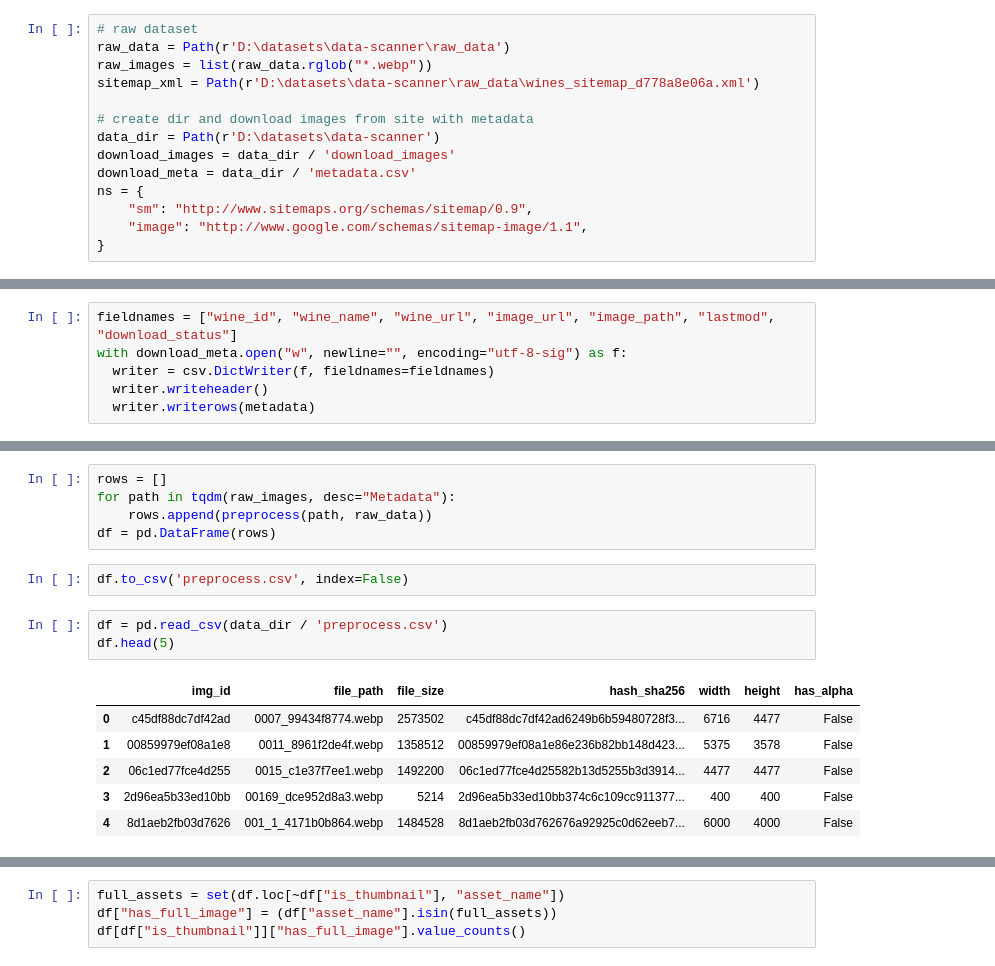
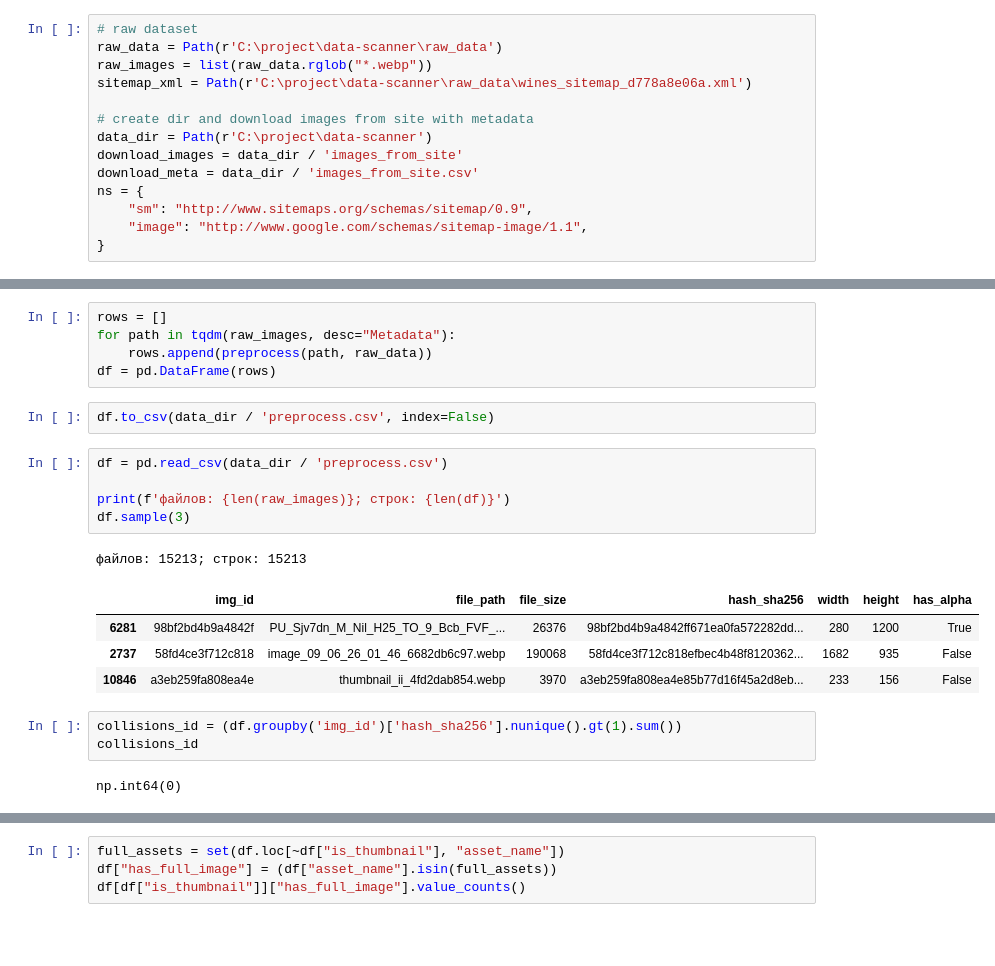
Before and after one commit to MuhametshinDenis/wine-scanner, a Jupyter notebook: apps/ml/notebooks/clean_data.ipynb, the cells around one changed output, grey strips where cells are left out. Cells and saved outputs as stored; diff of their text form; blank space fills up the shorter version.

Commit message:
feat(preprocessing): finished base preprocessing; delete near_duplicates from train data; started yolo predict from train data

```diff
--- a/apps/ml/notebooks/clean_data.ipynb
+++ b/apps/ml/notebooks/clean_data.ipynb
@@ -61,13 +36,13 @@ False
 # %%
 # raw dataset
-raw_data = Path(r'D:\datasets\data-scanner\raw_data')
+raw_data = Path(r'C:\project\data-scanner\raw_data')
 raw_images = list(raw_data.rglob("*.webp"))
-sitemap_xml = Path(r'D:\datasets\data-scanner\raw_data\wines_sitemap_d778a8e06a.xml')
+sitemap_xml = Path(r'C:\project\data-scanner\raw_data\wines_sitemap_d778a8e06a.xml')
 
 # create dir and download images from site with metadata
-data_dir = Path(r'D:\datasets\data-scanner')
-download_images = data_dir / 'download_images'
-download_meta = data_dir / 'metadata.csv'
+data_dir = Path(r'C:\project\data-scanner')
+download_images = data_dir / 'images_from_site'
+download_meta = data_dir / 'images_from_site.csv'
 ns = {
     "sm": "http://www.sitemaps.org/schemas/sitemap/0.9",
     "image": "http://www.google.com/schemas/sitemap-image/1.1",
@@ -191,9 +172,3 @@ for record in tqdm(records, desc="Downloading"):
 metadata
 # %% [output]
 KeyboardInterrupt:
-# %%
-fieldnames = ["wine_id", "wine_name", "wine_url", "image_url", "image_path", "lastmod", "download_status"]
-with download_meta.open("w", newline="", encoding="utf-8-sig") as f:
-  writer = csv.DictWriter(f, fieldnames=fieldnames)
-  writer.writeheader()
-  writer.writerows(metadata)
@@ -234,14 +206,20 @@ for path in tqdm(raw_images, desc="Metadata"):
     rows.append(preprocess(path, raw_data))
 df = pd.DataFrame(rows)
 # %%
-df.to_csv('preprocess.csv', index=False)
+df.to_csv(data_dir / 'preprocess.csv', index=False)
 # %%
 df = pd.read_csv(data_dir / 'preprocess.csv')
-df.head(5)
+
+print(f'файлов: {len(raw_images)}; строк: {len(df)}')
+df.sample(3)
 # %% [output]
+файлов: 15213; строк: 15213
 |  | img_id | file_path | file_size | hash_sha256 | width | height | has_alpha |
-| 0 | c45df88dc7df42ad | 0007_99434f8774.webp | 2573502 | c45df88dc7df42ad6249b6b59480728f3... | 6716 | 4477 | False |
-| 1 | 00859979ef08a1e8 | 0011_8961f2de4f.webp | 1358512 | 00859979ef08a1e86e236b82bb148d423... | 5375 | 3578 | False |
-| 2 | 06c1ed77fce4d255 | 0015_c1e37f7ee1.webp | 1492200 | 06c1ed77fce4d25582b13d5255b3d3914... | 4477 | 4477 | False |
-| 3 | 2d96ea5b33ed10bb | 00169_dce952d8a3.webp | 5214 | 2d96ea5b33ed10bb374c6c109cc911377... | 400 | 400 | False |
-| 4 | 8d1aeb2fb03d7626 | 001_1_4171b0b864.webp | 1484528 | 8d1aeb2fb03d762676a92925c0d62eeb7... | 6000 | 4000 | False |
+| 6281 | 98bf2bd4b9a4842f | PU_Sjv7dn_M_Nil_H25_TO_9_Bcb_FVF_... | 26376 | 98bf2bd4b9a4842ff671ea0fa572282dd... | 280 | 1200 | True |
+| 2737 | 58fd4ce3f712c818 | image_09_06_26_01_46_6682db6c97.webp | 190068 | 58fd4ce3f712c818efbec4b48f8120362... | 1682 | 935 | False |
+| 10846 | a3eb259fa808ea4e | thumbnail_ii_4fd2dab854.webp | 3970 | a3eb259fa808ea4e85b77d16f45a2d8eb... | 233 | 156 | False |
+# %%
+collisions_id = (df.groupby('img_id')['hash_sha256'].nunique().gt(1).sum())
+collisions_id
+# %% [output]
+np.int64(0)
```
Also changed, not shown: parts of 44 cells of this notebook.
